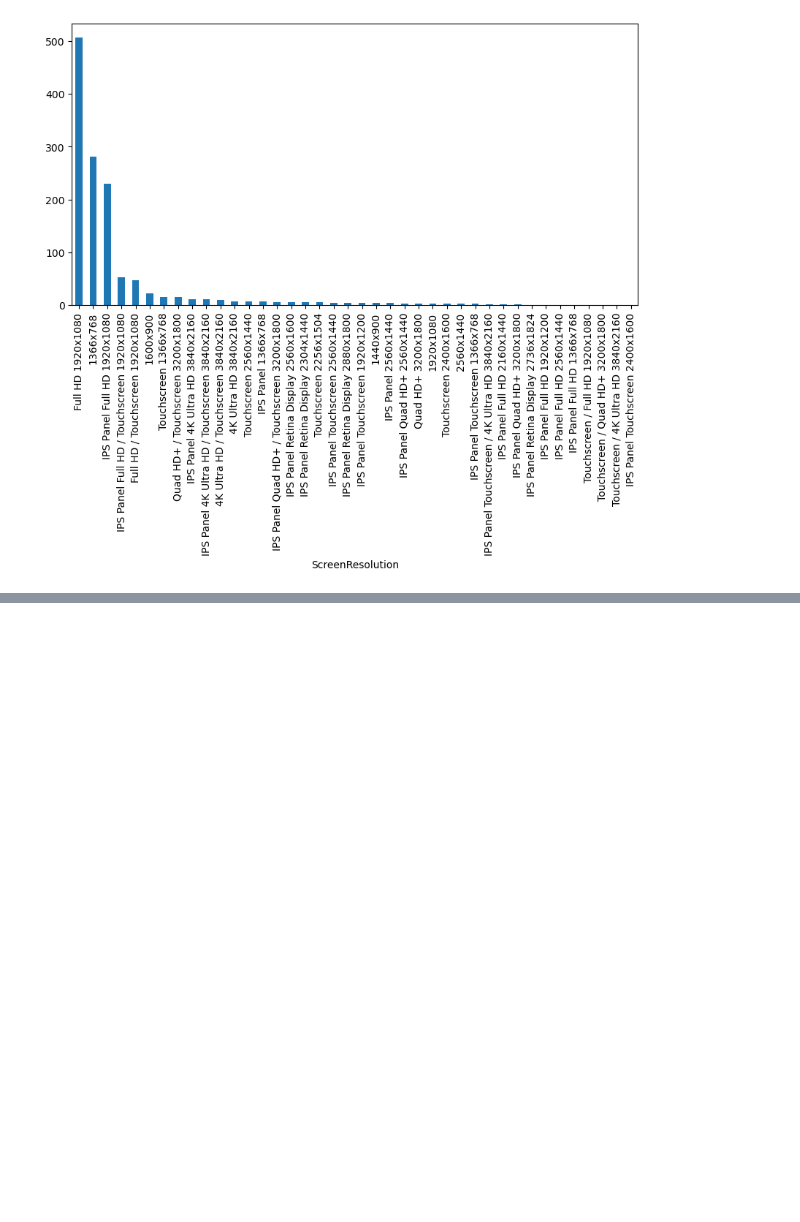
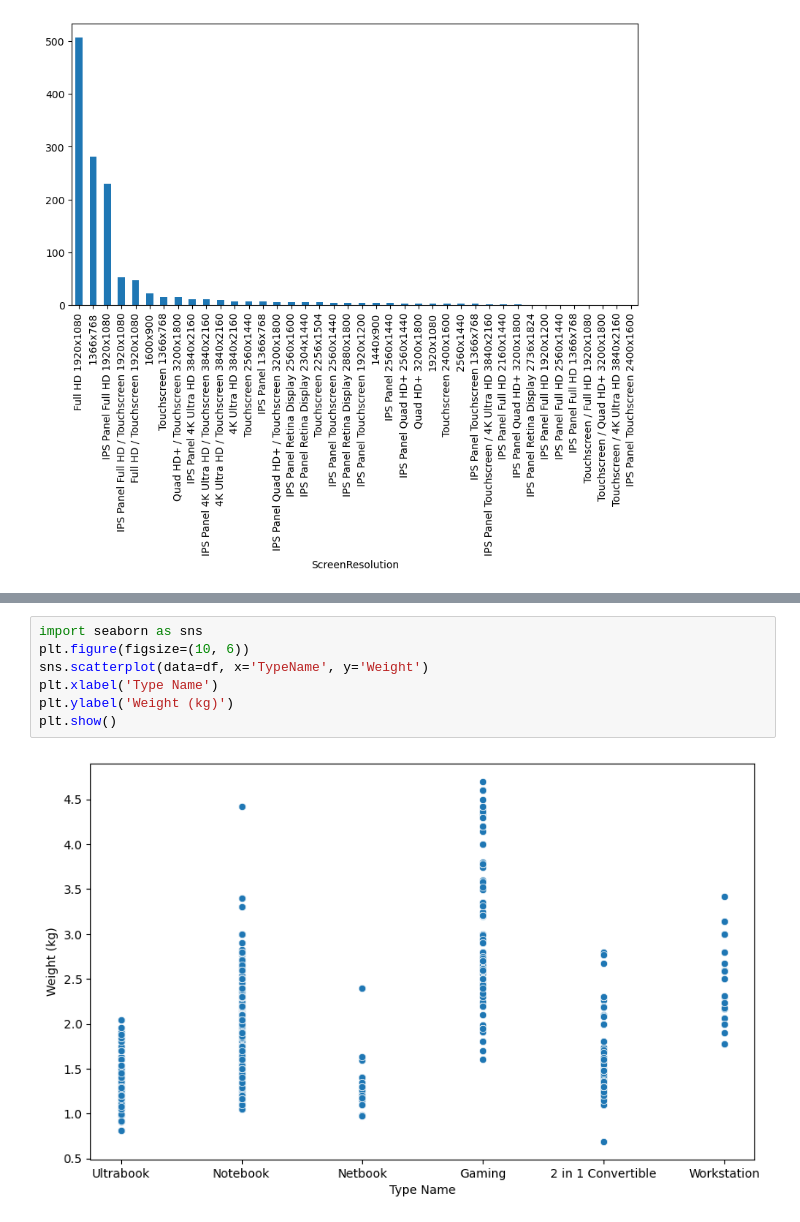
Before and after one commit to LukaAbramovic775/LaptopDataset, a Jupyter notebook: LaptopPrices.ipynb, the cells around one changed output, grey strips where cells are left out. Saved outputs shown, nothing was run; the diff lists cells and outputs as text; blank space fills up the shorter version.

```diff
--- a/LaptopPrices.ipynb
+++ b/LaptopPrices.ipynb
@@ -209,0 +231,9 @@ df['ScreenResolution'].value_counts().plot(kind='bar')
+# %%
+import seaborn as sns
+plt.figure(figsize=(10, 6))
+sns.scatterplot(data=df, x='TypeName', y='Weight')
+plt.xlabel('Type Name')
+plt.ylabel('Weight (kg)')
+plt.show()
+# %% [output]
+[figure, added]
```
Also changed, not shown: parts of 4 cells of this notebook.
